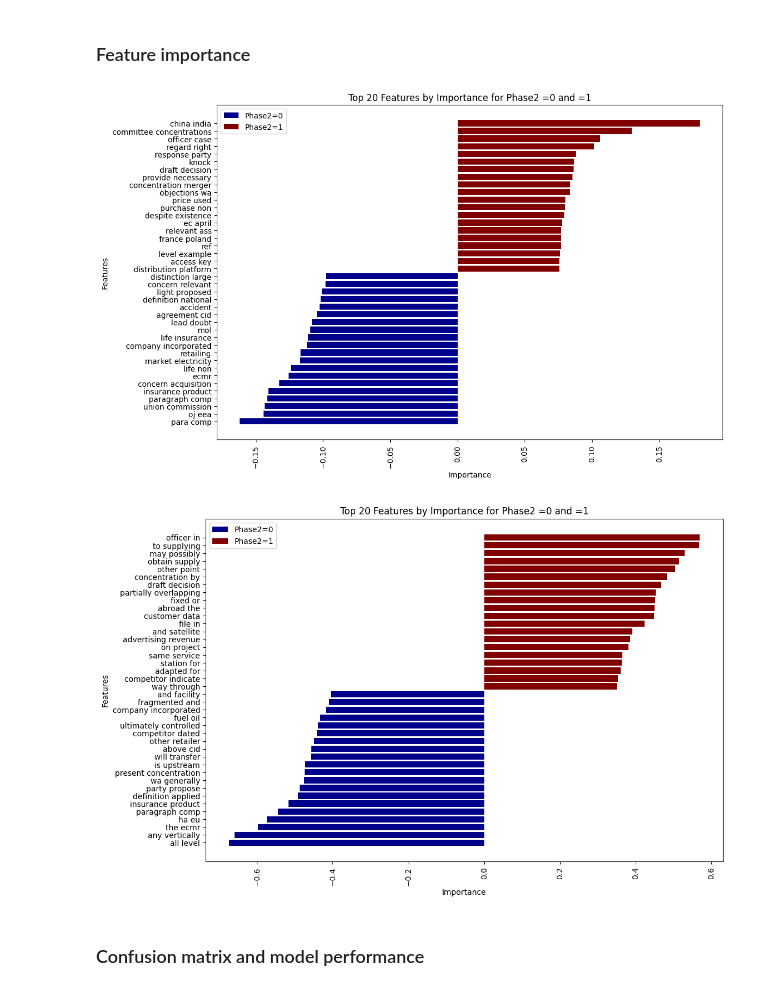
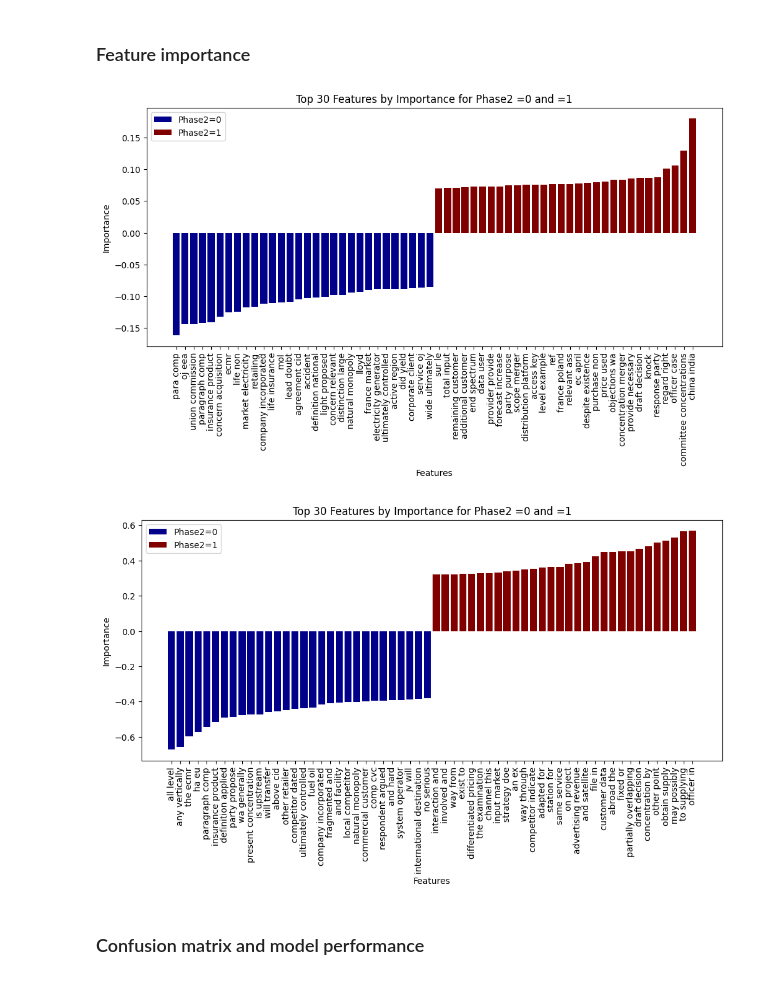
Before and after one commit to adellegia/predicting-merger-decision-outcomes, a Jupyter notebook: notebooks/experiment_1/model_svm_p2.ipynb, the cells around one changed output. Cells and saved outputs as stored; diff of their text form; code cells hidden in the pictures.

```diff
--- a/notebooks/experiment_1/model_svm_p2.ipynb
+++ b/notebooks/experiment_1/model_svm_p2.ipynb
@@ -152,29 +152,29 @@ for i in range(0,2):
 # %%
 for i in range(0,2):
     # Sort the features by absolute importance for label=1
     globals()[f"df_features_train1_{i}"] = globals()[f"df_features_train1_{i}"].sort_values(by='abs_importance', ascending=False)
-    globals()[f"df_features_train1_top10_{i}"] = globals()[f"df_features_train1_{i}"].nlargest(20, 'abs_importance')
+    globals()[f"df_features_train1_top10_{i}"] = globals()[f"df_features_train1_{i}"].nlargest(30, 'abs_importance')
     globals()[f"df_features_train1_top10_{i}"] = globals()[f"df_features_train1_top10_{i}"].sort_values('importance', ascending=True)
 
     # Sort the features by absolute importance for label=0
     globals()[f"df_features_train0_{i}"] = globals()[f"df_features_train0_{i}"].sort_values(by='abs_importance', ascending=False)
-    globals()[f"df_features_train0_top10_{i}"] = globals()[f"df_features_train0_{i}"].nlargest(20, 'abs_importance')
+    globals()[f"df_features_train0_top10_{i}"] = globals()[f"df_features_train0_{i}"].nlargest(30, 'abs_importance')
 
     # Create a combined bar chart
-    fig, ax = plt.subplots(figsize=(12, 8))
-    ax.barh(globals()[f"df_features_train0_top10_{i}"]['feature'], globals()[f"df_features_train0_top10_{i}"]['importance'], color='darkblue', label='Phase2=0')
-    ax.barh(globals()[f"df_features_train1_top10_{i}"]['feature'], globals()[f"df_features_train1_top10_{i}"]['importance'], color='maroon', label='Phase2=1')
-    ax.set_xlabel('Importance')
-    ax.set_ylabel('Features')
-    ax.set_title('Top 20 Features by Importance for Phase2 =0 and =1')
+    fig, ax = plt.subplots(figsize=(12, 5))
+    ax.bar(globals()[f"df_features_train0_top10_{i}"]['feature'], globals()[f"df_features_train0_top10_{i}"]['importance'], color='darkblue', label='Phase2=0')
+    ax.bar(globals()[f"df_features_train1_top10_{i}"]['feature'], globals()[f"df_features_train1_top10_{i}"]['importance'], color='maroon', label='Phase2=1')
+    ax.set_ylabel('Importance')
+    ax.set_xlabel('Features')
+    ax.set_title('Top 30 Features by Importance for Phase2 =0 and =1')
     ax.legend()
     plt.xticks(rotation=90)
     #plt.show()
 
     plt.savefig('../../output/figures/svm_p2_' + str(i) + '.png', bbox_inches='tight')
 # %% [output]
-[figure, old version]
+[figure, new version]
-[figure, old version]
+[figure, new version]
 # %%
 writer = pd.ExcelWriter('../../output/tables/features_svm_p2.xlsx', engine='xlsxwriter')
 
```
Also changed, not shown: 4 other files.
